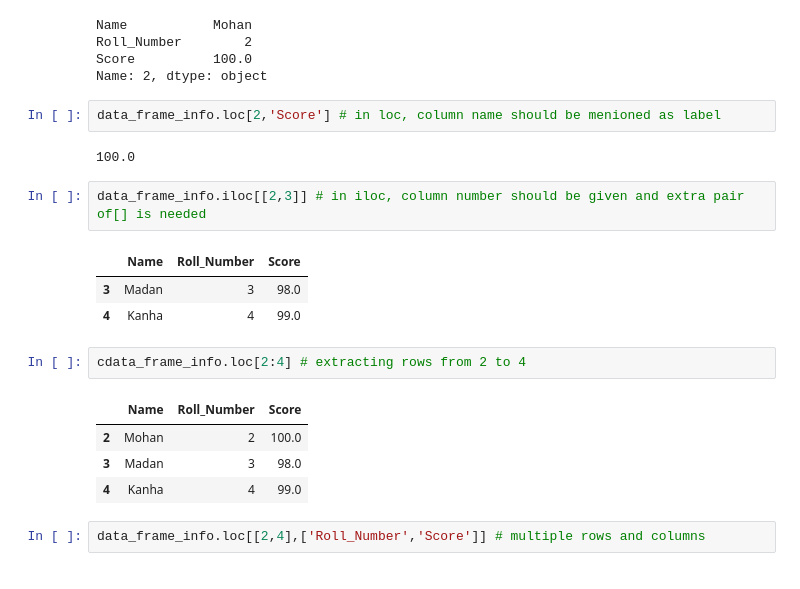
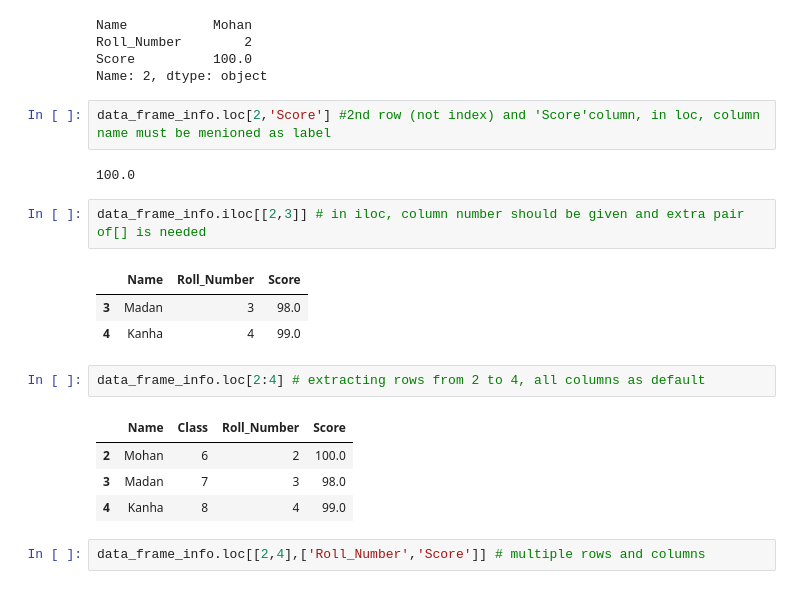
Before and after one commit to satyamshingane/Python-Basics, a Jupyter notebook: Dataframes_Python_part_1.ipynb, the cells around one changed output. Saved outputs shown, nothing was run; the diff lists cells and outputs as text.

```diff
--- a/Dataframes_Python_part_1.ipynb
+++ b/Dataframes_Python_part_1.ipynb
@@ -140,7 +140,7 @@ Roll_Number        2
 Score          100.0
 Name: 2, dtype: object
 # %%
-data_frame_info.loc[2,'Score'] # in loc, column name should be menioned as label
+data_frame_info.loc[2,'Score'] #2nd row (not index) and 'Score'column, in loc, column name must be menioned as label
 # %% [output]
 100.0
 # %%
@@ -150,12 +150,12 @@ data_frame_info.iloc[[2,3]] # in iloc, column number should be given and extra p
 | 3 | Madan | 3 | 98.0 |
 | 4 | Kanha | 4 | 99.0 |
 # %%
-cdata_frame_info.loc[2:4] # extracting rows from 2 to 4
+data_frame_info.loc[2:4] # extracting rows from 2 to 4, all columns as default
 # %% [output]
-|  | Name | Roll_Number | Score |
-| 2 | Mohan | 2 | 100.0 |
-| 3 | Madan | 3 | 98.0 |
-| 4 | Kanha | 4 | 99.0 |
+|  | Name | Class | Roll_Number | Score |
+| 2 | Mohan | 6 | 2 | 100.0 |
+| 3 | Madan | 7 | 3 | 98.0 |
+| 4 | Kanha | 8 | 4 | 99.0 |
 # %%
 data_frame_info.loc[[2,4],['Roll_Number','Score']] # multiple rows and columns
 # %% [output]
```
Also changed, not shown: parts of 4 cells of this notebook.
